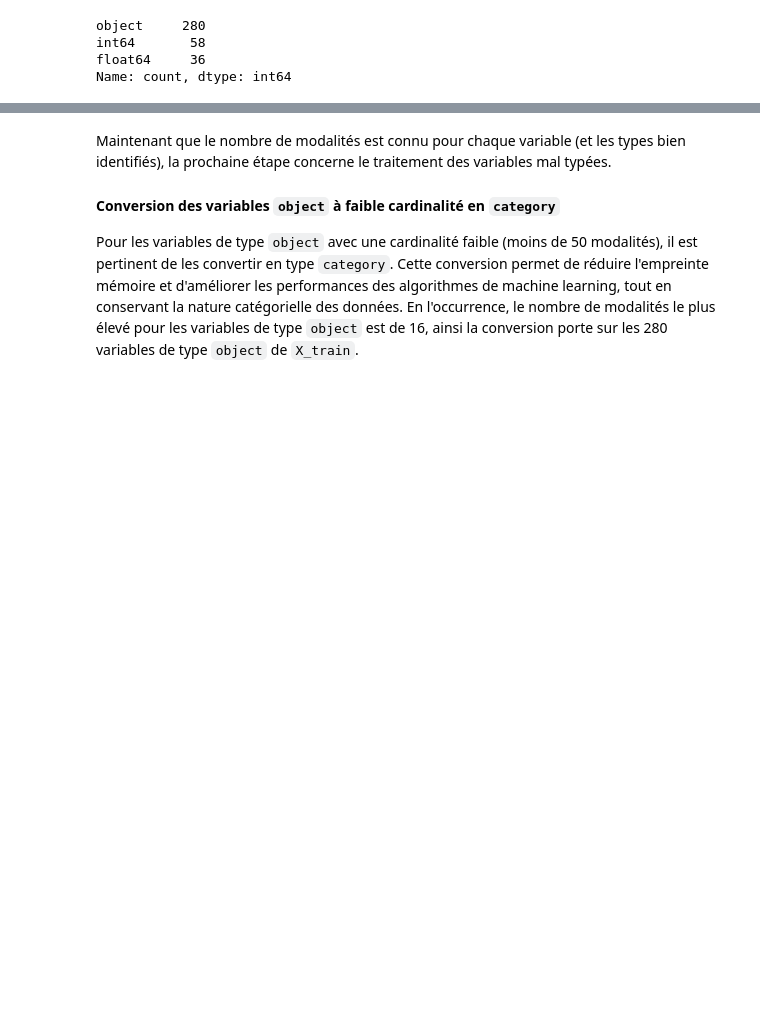
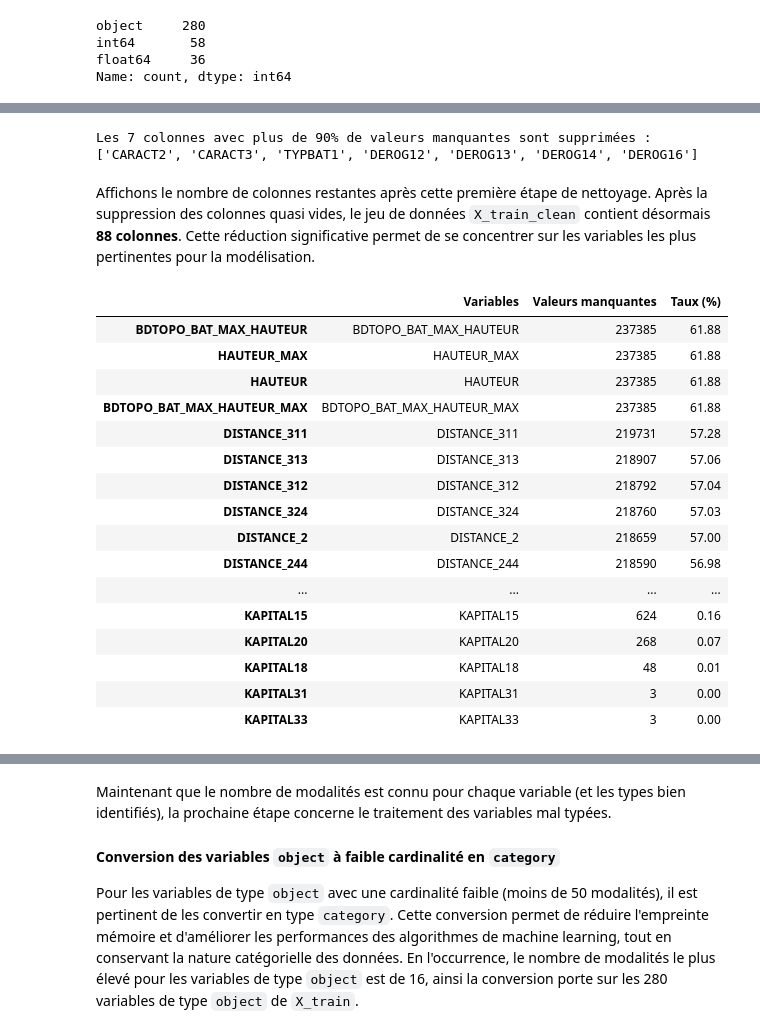
Before and after one commit to auduvignac/challengedata_ens_AssurPrime, a Jupyter notebook: notebooks/exploration/assurprime_modeling_workflow.ipynb, the cells around one changed output, grey strips where cells are left out. Saved outputs shown, nothing was run; the diff lists cells and outputs as text; code cells hidden in the pictures; blank space fills up the shorter version.

Commit message:
[notebooks] [exploration] add Détection et suppression des variables non informatives

```diff
--- a/notebooks/exploration/assurprime_modeling_workflow.ipynb
+++ b/notebooks/exploration/assurprime_modeling_workflow.ipynb
@@ -575,5 +575,5 @@ def display_scrollable_df(
         """
     )
 # %%
-X_clean = X_train.copy()
+X_train_clean = X_train.copy()
 # %% [markdown]
@@ -608,0 +687,59 @@ Examinons ensuite de manière plus précise la répartition des variables par ty
+# %%
+# Seuil de tolérance de valeurs manquantes (par exemple, 90 % de NaN)
+missing_thresh = 0.9
+
+# Calcul du pourcentage de valeurs manquantes
+missing_ratio = X_train_clean.isnull().mean()
+
+# Sélection des colonnes à supprimer
+cols_missing = missing_ratio[missing_ratio > missing_thresh].index.tolist()
+
+print(
+    f"Les {len(cols_missing)} colonnes avec plus de {missing_thresh*100:.0f}% "
+    f"de valeurs manquantes ont été supprimées :{cols_missing}"
+)
+X_train_clean.drop(columns=cols_missing, inplace=True)
+# %% [output]
+Les 7 colonnes avec plus de 90% de valeurs manquantes sont supprimées :['CARACT2', 'CARACT3', 'TYPBAT1', 'DEROG12', 'DEROG13', 'DEROG14', 'DEROG16']
+# %% [markdown]
+Affichons le nombre de colonnes restantes après cette première étape de nettoyage.
+Après la suppression des colonnes quasi vides, le jeu de données `X_train_clean` contient désormais **88 colonnes**. Cette réduction significative permet de se concentrer sur les variables les plus pertinentes pour la modélisation.
+# %%
+# Nombre et taux (%) de valeurs manquantes
+nb_missing = X_train_clean.isnull().sum()
+taux_missing = X_train_clean.isnull().mean() * 100
+
+# DataFrame résumé
+missing_info = pd.DataFrame(
+    {
+        "Variables": nb_missing.index,
+        "Valeurs manquantes": nb_missing,
+        "Taux (%)": taux_missing.round(2),
+    }
+)
+
+# Filtrage des colonnes avec au moins une valeur manquante
+missing_info = missing_info[missing_info["Valeurs manquantes"] > 0]
+
+# Tri décroissant par taux
+missing_info = missing_info.sort_values(by="Taux (%)", ascending=False)
+
+display_scrollable_df(missing_info)
+# %% [output]
+|  | Variables | Valeurs manquantes | Taux (%) |
+| BDTOPO_BAT_MAX_HAUTEUR | BDTOPO_BAT_MAX_HAUTEUR | 237385 | 61.88 |
+| HAUTEUR_MAX | HAUTEUR_MAX | 237385 | 61.88 |
+| HAUTEUR | HAUTEUR | 237385 | 61.88 |
+| BDTOPO_BAT_MAX_HAUTEUR_MAX | BDTOPO_BAT_MAX_HAUTEUR_MAX | 237385 | 61.88 |
+| DISTANCE_311 | DISTANCE_311 | 219731 | 57.28 |
+| DISTANCE_313 | DISTANCE_313 | 218907 | 57.06 |
+| DISTANCE_312 | DISTANCE_312 | 218792 | 57.04 |
+| DISTANCE_324 | DISTANCE_324 | 218760 | 57.03 |
+| DISTANCE_2 | DISTANCE_2 | 218659 | 57.00 |
+| DISTANCE_244 | DISTANCE_244 | 218590 | 56.98 |
+| ... | ... | ... | ... |
+| KAPITAL15 | KAPITAL15 | 624 | 0.16 |
+| KAPITAL20 | KAPITAL20 | 268 | 0.07 |
+| KAPITAL18 | KAPITAL18 | 48 | 0.01 |
+| KAPITAL31 | KAPITAL31 | 3 | 0.00 |
+| KAPITAL33 | KAPITAL33 | 3 | 0.00 |
```
Also changed, not shown: parts of 28 cells of this notebook.
